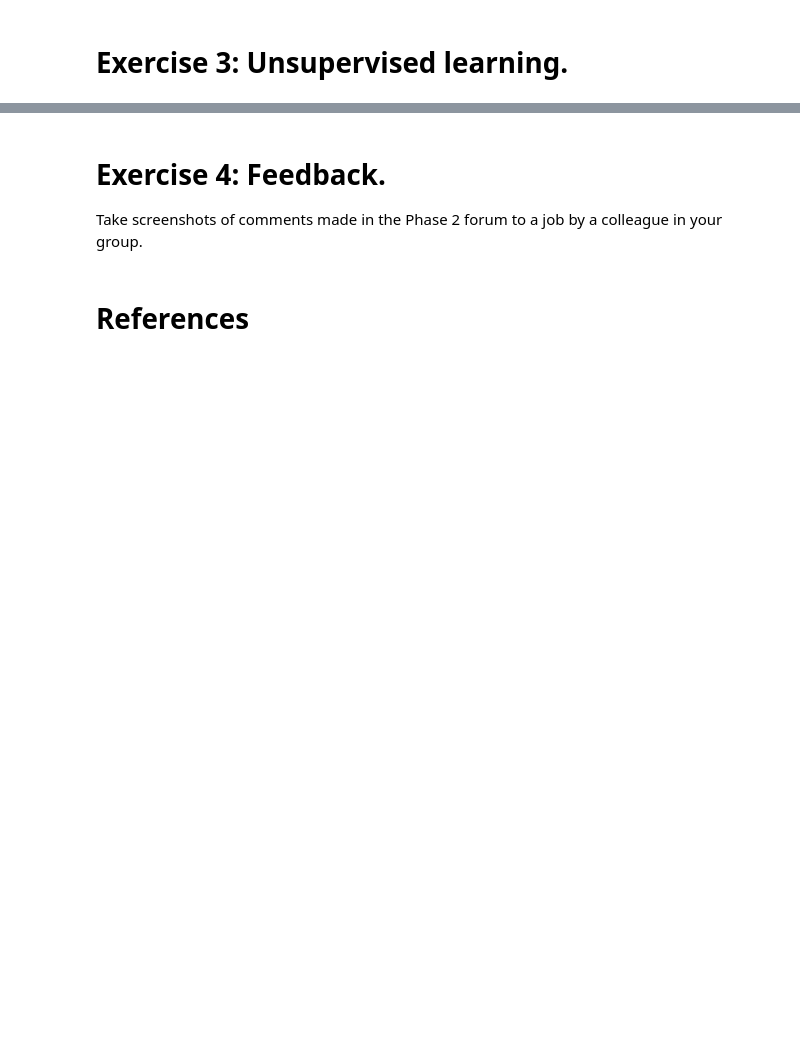
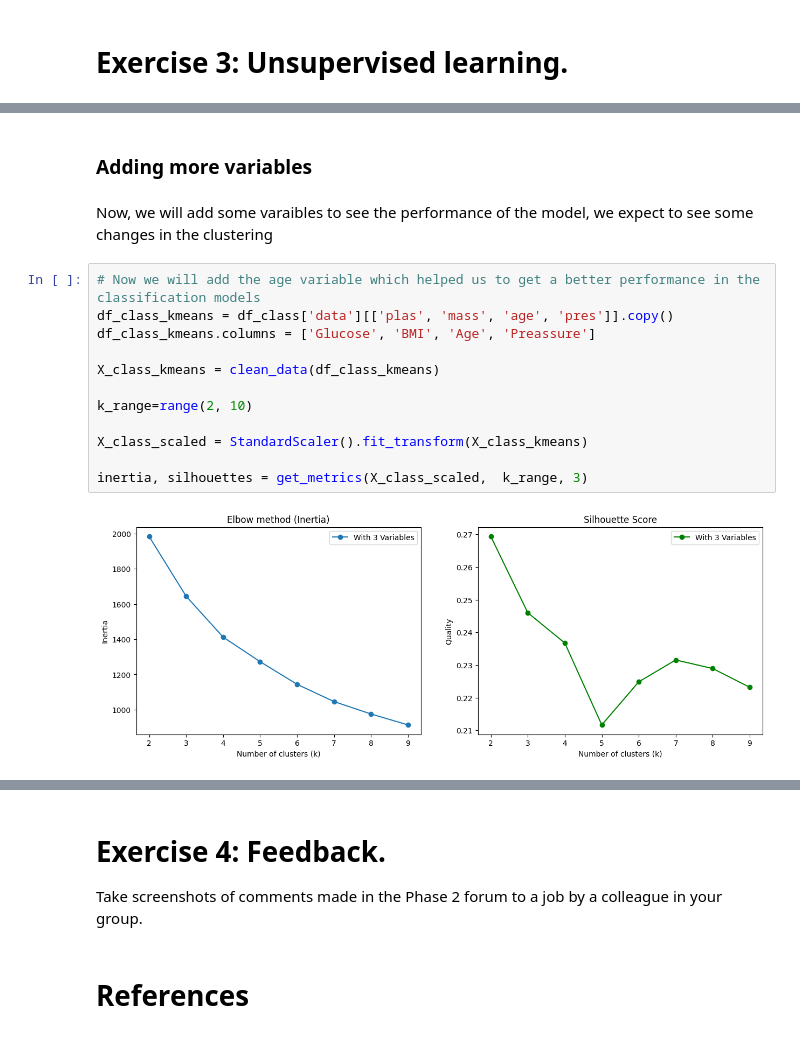
Before and after one commit to Jero2110/Advanced-ML---Phase-2, a Jupyter notebook: 02. Analysis/G01_Jeronimo_Ramos_Phase2.ipynb, the cells around one changed output, grey strips where cells are left out. Saved outputs shown, nothing was run; the diff lists cells and outputs as text; blank space fills up the shorter version.

```diff
--- a/02. Analysis/G01_Jeronimo_Ramos_Phase2.ipynb
+++ b/02. Analysis/G01_Jeronimo_Ramos_Phase2.ipynb
@@ -544,0 +711,18 @@ print(df_results.to_markdown(index=False))
+# %% [markdown]
+### Adding more variables
+# %% [markdown]
+Now, we will add some varaibles to see the performance of the model, we expect to see some changes in the clustering
+# %%
+# Now we will add the age variable which helped us to get a better performance in the classification models
+df_class_kmeans = df_class['data'][['plas', 'mass', 'age', 'pres']].copy()
+df_class_kmeans.columns = ['Glucose', 'BMI', 'Age', 'Preassure']
+
+X_class_kmeans = clean_data(df_class_kmeans)
+
+k_range=range(2, 10)
+
+X_class_scaled = StandardScaler().fit_transform(X_class_kmeans)
+
+inertia, silhouettes = get_metrics(X_class_scaled,  k_range, 3)
+# %% [output]
+[figure, added]
```
Also changed, not shown: parts of 27 cells of this notebook.
